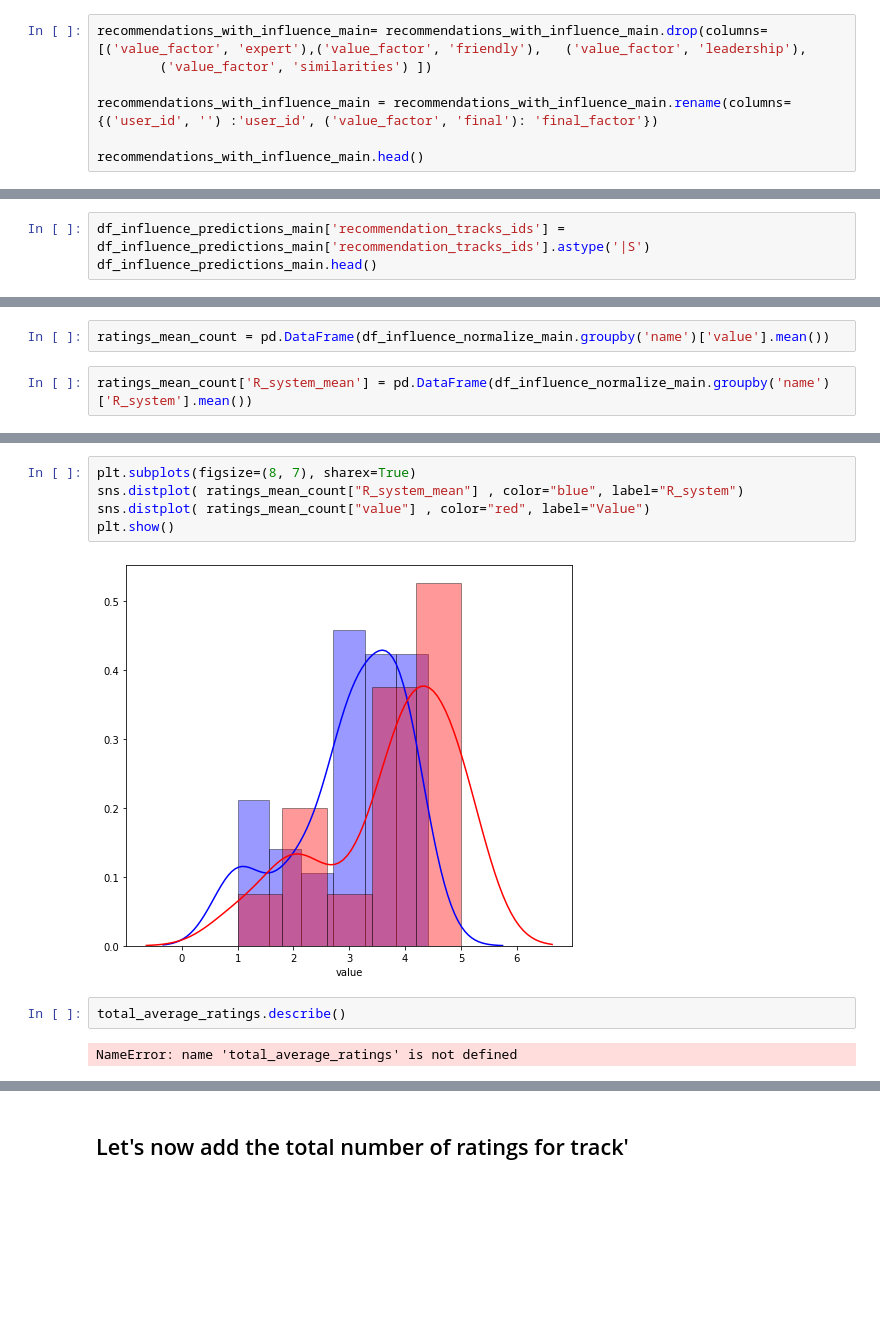
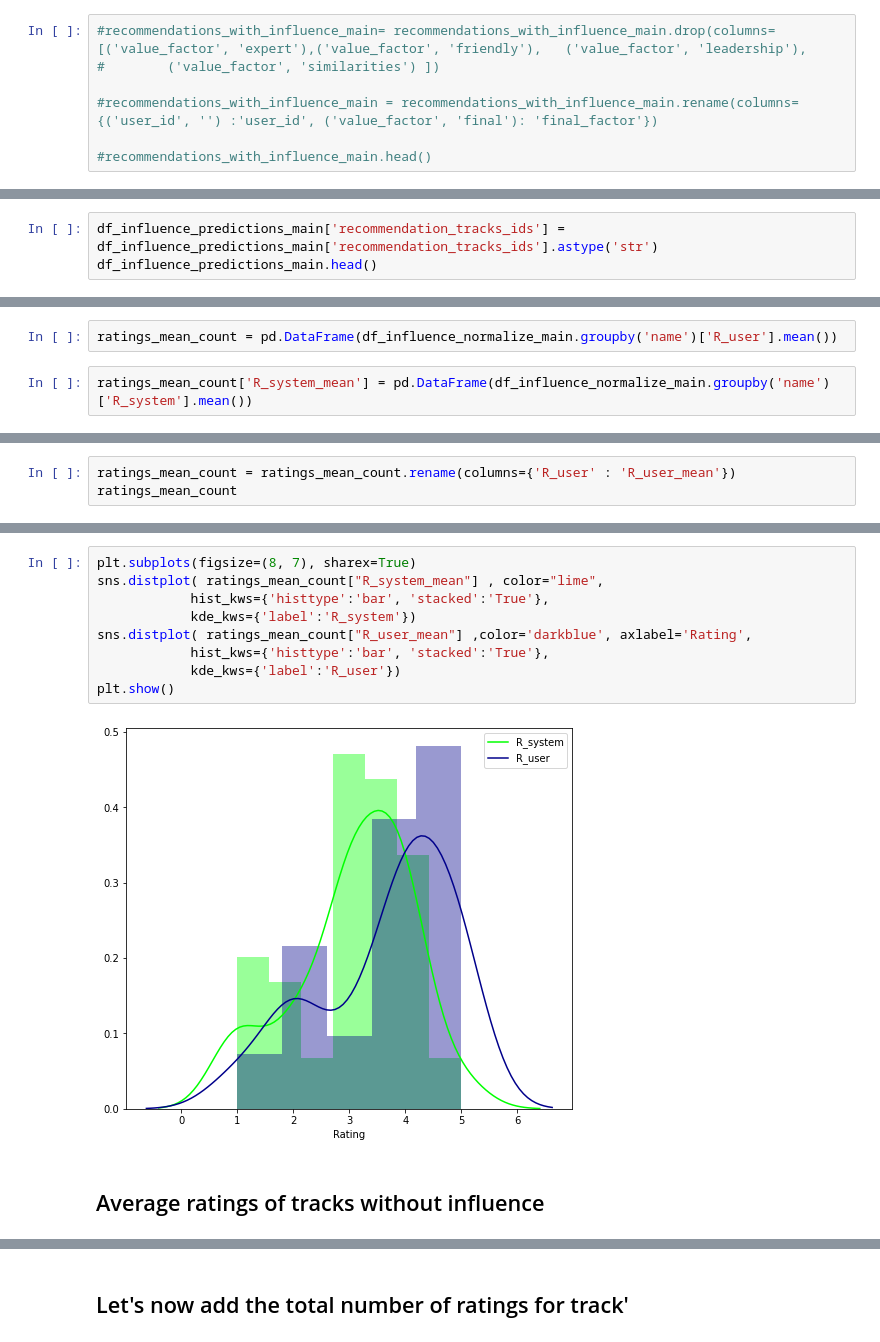
Before and after one commit to AlejandraG01/Coldstart-analytics, a Jupyter notebook: coldstart_results_analise.ipynb, the cells around one changed output, grey strips where cells are left out. Cells and saved outputs as stored; diff of their text form; blank space fills up the shorter version.

```diff
--- a/coldstart_results_analise.ipynb
+++ b/coldstart_results_analise.ipynb
@@ -647,7 +938,7 @@ recommendations_with_influence_main = pd.merge(recommendations_with_influence, d
 # %%
-recommendations_with_influence_main= recommendations_with_influence_main.drop(columns=[('value_factor', 'expert'),('value_factor', 'friendly'),   ('value_factor', 'leadership'),
-        ('value_factor', 'similarities') ])
+#recommendations_with_influence_main= recommendations_with_influence_main.drop(columns=[('value_factor', 'expert'),('value_factor', 'friendly'),   ('value_factor', 'leadership'),
+#        ('value_factor', 'similarities') ])
 
-recommendations_with_influence_main = recommendations_with_influence_main.rename(columns={('user_id', '') :'user_id', ('value_factor', 'final'): 'final_factor'})
+#recommendations_with_influence_main = recommendations_with_influence_main.rename(columns={('user_id', '') :'user_id', ('value_factor', 'final'): 'final_factor'})
 
-recommendations_with_influence_main.head()
+#recommendations_with_influence_main.head()
@@ -671,4 +955,4 @@ df_influence_predictions_main.head()
 # %%
-df_influence_predictions_main['recommendation_tracks_ids'] = df_influence_predictions_main['recommendation_tracks_ids'].astype('|S')
+df_influence_predictions_main['recommendation_tracks_ids'] = df_influence_predictions_main['recommendation_tracks_ids'].astype('str')
 df_influence_predictions_main.head()
 # %% [output]
@@ -717,4 +1047,4 @@ rmse_5
 # %%
-ratings_mean_count = pd.DataFrame(df_influence_normalize_main.groupby('name')['value'].mean())
+ratings_mean_count = pd.DataFrame(df_influence_normalize_main.groupby('name')['R_user'].mean())
 # %%
 ratings_mean_count['R_system_mean'] = pd.DataFrame(df_influence_normalize_main.groupby('name')['R_system'].mean())
@@ -741,0 +1051,3 @@ ratings_mean_count
+# %%
+ratings_mean_count = ratings_mean_count.rename(columns={'R_user' : 'R_user_mean'})
+ratings_mean_count
@@ -742,11 +1093,13 @@ ratings_mean_count
 # %%
 plt.subplots(figsize=(8, 7), sharex=True)
-sns.distplot( ratings_mean_count["R_system_mean"] , color="blue", label="R_system")
-sns.distplot( ratings_mean_count["value"] , color="red", label="Value")
+sns.distplot( ratings_mean_count["R_system_mean"] , color="lime",
+            hist_kws={'histtype':'bar', 'stacked':'True'},
+            kde_kws={'label':'R_system'})
+sns.distplot( ratings_mean_count["R_user_mean"] ,color='darkblue', axlabel='Rating',
+            hist_kws={'histtype':'bar', 'stacked':'True'},
+            kde_kws={'label':'R_user'})
 plt.show()
 # %% [output]
-[figure, old version]
+[figure, new version]
-# %%
-total_average_ratings.describe()
-# %% [output]
-NameError: name 'total_average_ratings' is not defined
+# %% [markdown]
+## Average ratings of tracks without influence
```
Also changed, not shown: parts of 110 cells of this notebook.
